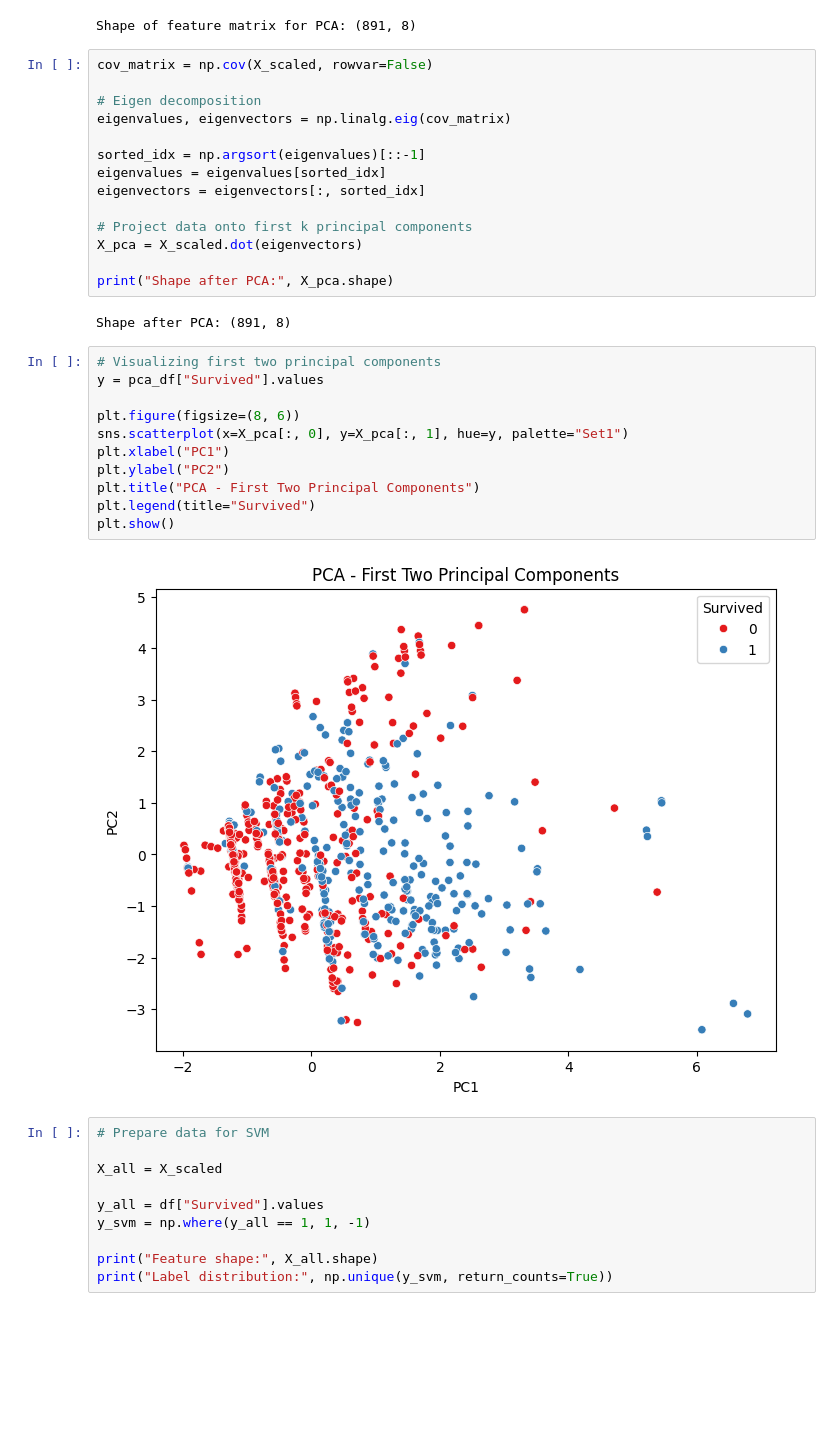
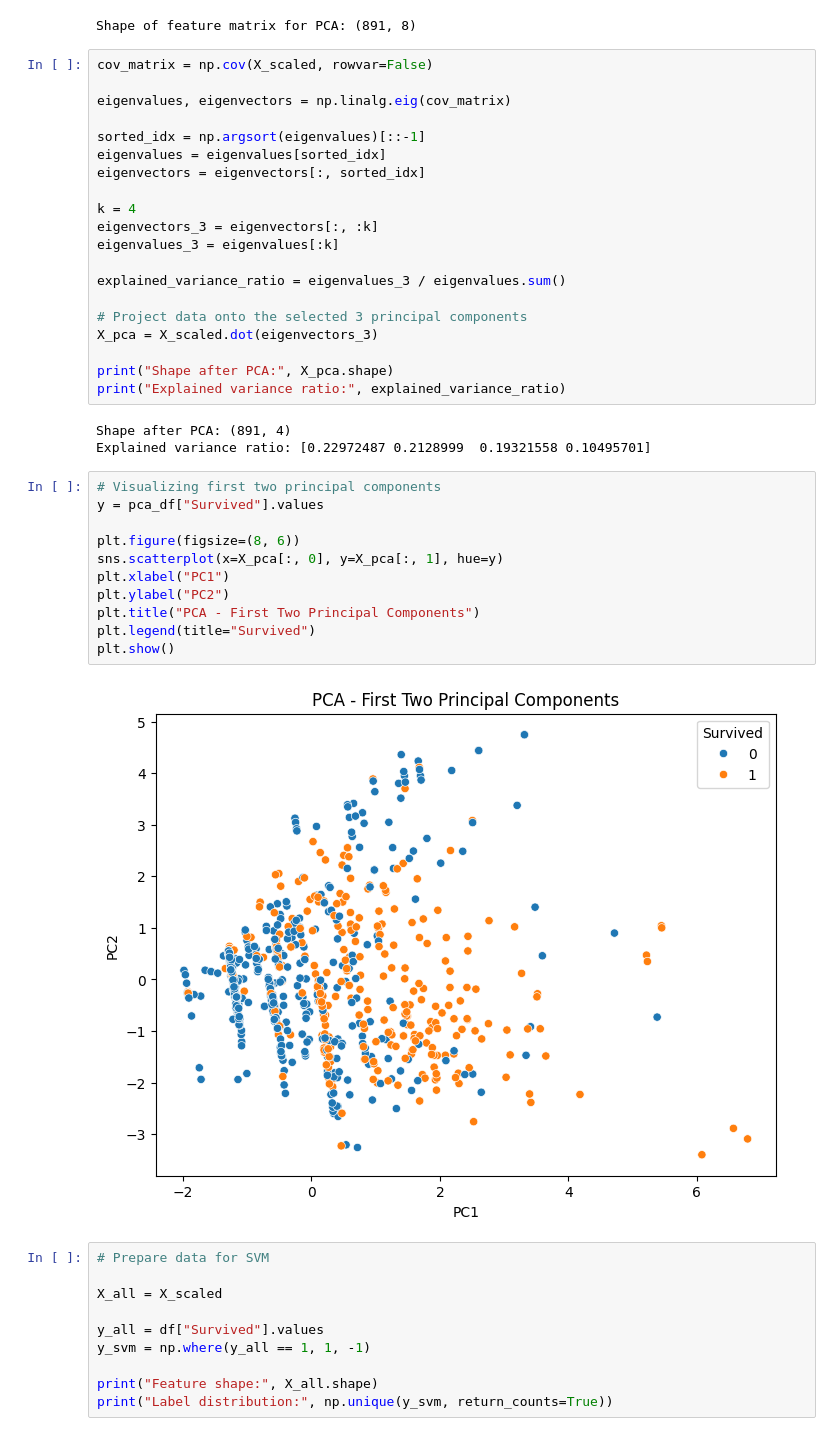
Before and after one commit to Mshaunak/MRM-TaskPhase-9, a Jupyter notebook: Shaunak_Mohagaonkar_ResearchAi_8_12_25.ipynb, the cells around one changed output. Drawn from its saved outputs; the diff is of its cells as text; blank space fills up the shorter version.

```diff
--- a/Shaunak_Mohagaonkar_ResearchAi_8_12_25.ipynb
+++ b/Shaunak_Mohagaonkar_ResearchAi_8_12_25.ipynb
@@ -232,32 +232,39 @@ Shape of feature matrix for PCA: (891, 8)
 # %%
 cov_matrix = np.cov(X_scaled, rowvar=False)
 
-# Eigen decomposition
 eigenvalues, eigenvectors = np.linalg.eig(cov_matrix)
 
 sorted_idx = np.argsort(eigenvalues)[::-1]
 eigenvalues = eigenvalues[sorted_idx]
 eigenvectors = eigenvectors[:, sorted_idx]
 
-# Project data onto first k principal components
-X_pca = X_scaled.dot(eigenvectors)
+k = 4
+eigenvectors_3 = eigenvectors[:, :k]
+eigenvalues_3 = eigenvalues[:k]
+
+explained_variance_ratio = eigenvalues_3 / eigenvalues.sum()
+
+# Project data onto the selected 3 principal components
+X_pca = X_scaled.dot(eigenvectors_3)
 
 print("Shape after PCA:", X_pca.shape)
+print("Explained variance ratio:", explained_variance_ratio)
 # %% [output]
-Shape after PCA: (891, 8)
+Shape after PCA: (891, 4)
+Explained variance ratio: [0.22972487 0.2128999  0.19321558 0.10495701]
 # %%
 # Visualizing first two principal components
 y = pca_df["Survived"].values
 
 plt.figure(figsize=(8, 6))
-sns.scatterplot(x=X_pca[:, 0], y=X_pca[:, 1], hue=y, palette="Set1")
+sns.scatterplot(x=X_pca[:, 0], y=X_pca[:, 1], hue=y)
 plt.xlabel("PC1")
 plt.ylabel("PC2")
 plt.title("PCA - First Two Principal Components")
 plt.legend(title="Survived")
 plt.show()
 # %% [output]
-[figure, old version]
+[figure, new version]
 # %%
 # Prepare data for SVM
 
```
Also changed, not shown: parts of 1 cell of this notebook.
